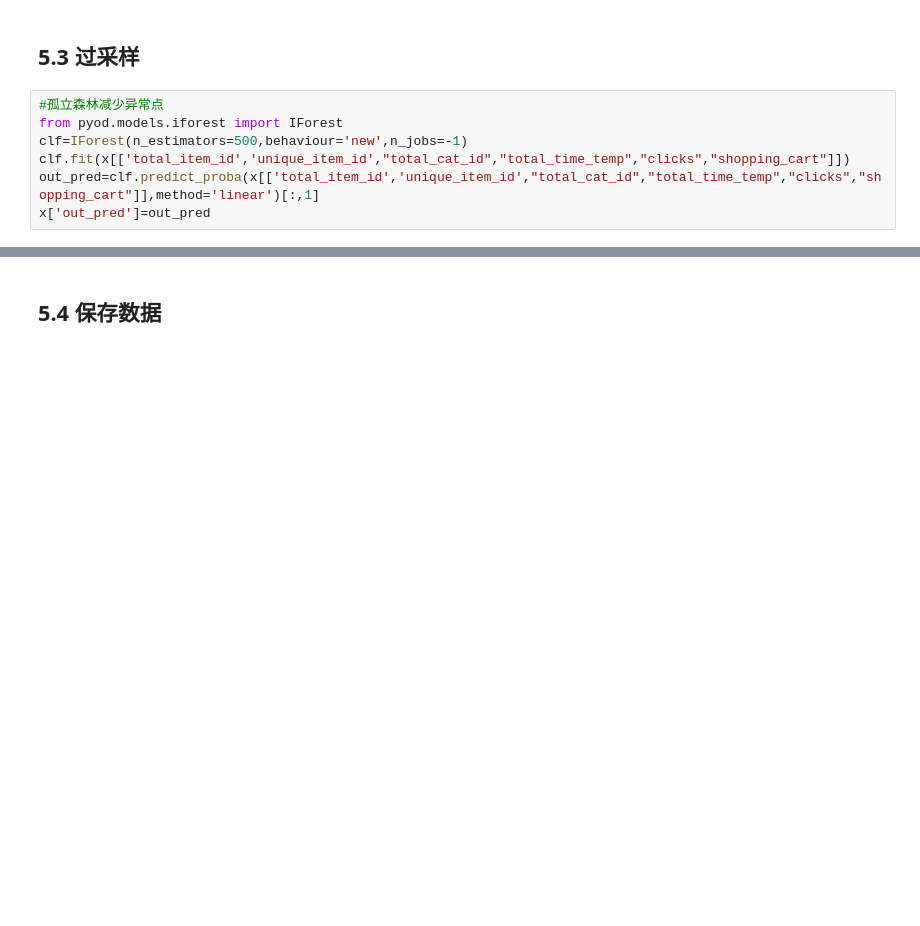
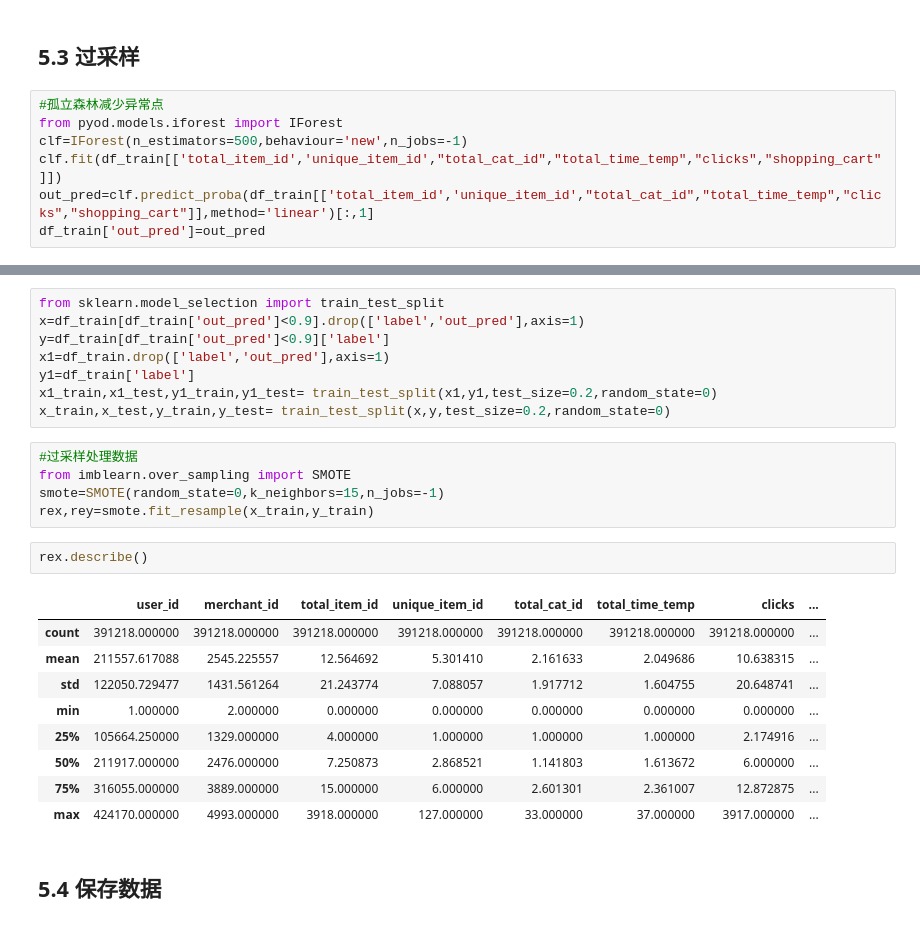
Before and after one commit to yw5579358/machine-learning, a Jupyter notebook: 天猫复购预测.ipynb, the cells around one changed output, grey strips where cells are left out. Saved outputs shown, nothing was run; the diff lists cells and outputs as text; blank space fills up the shorter version.

```diff
--- a/天猫复购预测.ipynb
+++ b/天猫复购预测.ipynb
@@ -382,6 +377,6 @@ x.describe()
 #孤立森林减少异常点
 from pyod.models.iforest import IForest
 clf=IForest(n_estimators=500,behaviour='new',n_jobs=-1)
-clf.fit(x[['total_item_id','unique_item_id',"total_cat_id","total_time_temp","clicks","shopping_cart"]])
-out_pred=clf.predict_proba(x[['total_item_id','unique_item_id',"total_cat_id","total_time_temp","clicks","shopping_cart"]],method='linear')[:,1]
-x['out_pred']=out_pred
+clf.fit(df_train[['total_item_id','unique_item_id',"total_cat_id","total_time_temp","clicks","shopping_cart"]])
+out_pred=clf.predict_proba(df_train[['total_item_id','unique_item_id',"total_cat_id","total_time_temp","clicks","shopping_cart"]],method='linear')[:,1]
+df_train['out_pred']=out_pred
@@ -388,3 +399,28 @@ x['out_pred']=out_pred
+# %%
+from sklearn.model_selection import train_test_split
+x=df_train[df_train['out_pred']<0.9].drop(['label','out_pred'],axis=1)
+y=df_train[df_train['out_pred']<0.9]['label']
+x1=df_train.drop(['label','out_pred'],axis=1)
+y1=df_train['label']
+x1_train,x1_test,y1_train,y1_test= train_test_split(x1,y1,test_size=0.2,random_state=0)
+x_train,x_test,y_train,y_test= train_test_split(x,y,test_size=0.2,random_state=0)
+# %%
+#过采样处理数据
+from imblearn.over_sampling import SMOTE
+smote=SMOTE(random_state=0,k_neighbors=15,n_jobs=-1)
+rex,rey=smote.fit_resample(x_train,y_train)
+# %%
+rex.describe()
+# %% [output]
+|  | user_id | merchant_id | total_item_id | unique_item_id | total_cat_id | total_time_temp | clicks | ... |
+| count | 391218.000000 | 391218.000000 | 391218.000000 | 391218.000000 | 391218.000000 | 391218.000000 | 391218.000000 | ... |
+| mean | 211557.617088 | 2545.225557 | 12.564692 | 5.301410 | 2.161633 | 2.049686 | 10.638315 | ... |
+| std | 122050.729477 | 1431.561264 | 21.243774 | 7.088057 | 1.917712 | 1.604755 | 20.648741 | ... |
+| min | 1.000000 | 2.000000 | 0.000000 | 0.000000 | 0.000000 | 0.000000 | 0.000000 | ... |
+| 25% | 105664.250000 | 1329.000000 | 4.000000 | 1.000000 | 1.000000 | 1.000000 | 2.174916 | ... |
+| 50% | 211917.000000 | 2476.000000 | 7.250873 | 2.868521 | 1.141803 | 1.613672 | 6.000000 | ... |
+| 75% | 316055.000000 | 3889.000000 | 15.000000 | 6.000000 | 2.601301 | 2.361007 | 12.872875 | ... |
+| max | 424170.000000 | 4993.000000 | 3918.000000 | 127.000000 | 33.000000 | 37.000000 | 3917.000000 | ... |
 # %% [markdown]
 ## 5.4 保存数据
 # %%
```
Also changed, not shown: parts of 9 cells of this notebook.
